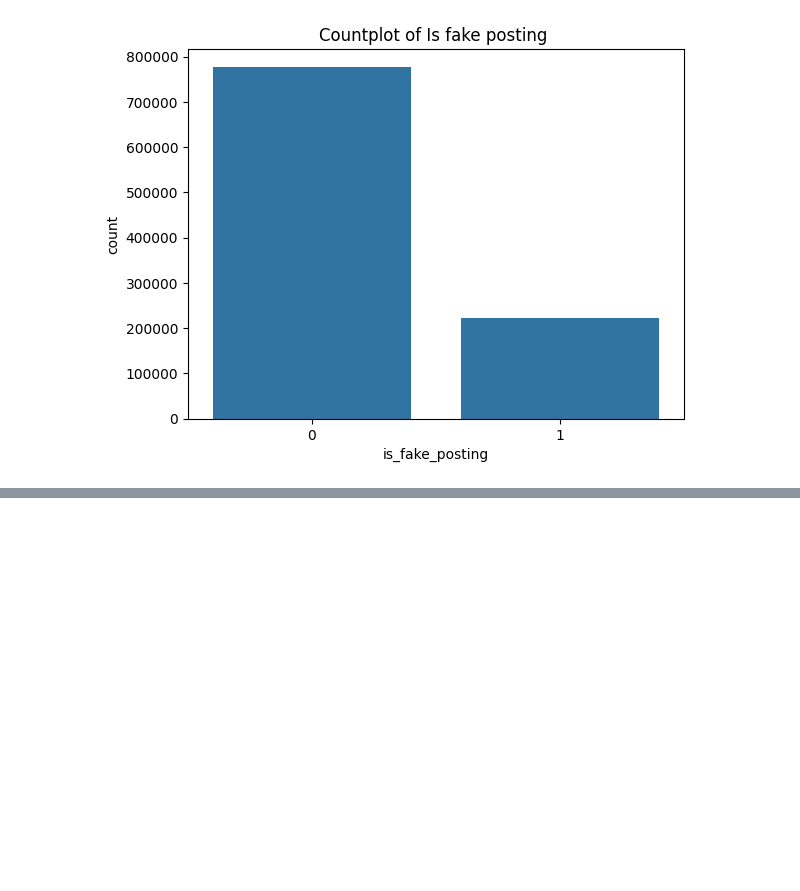
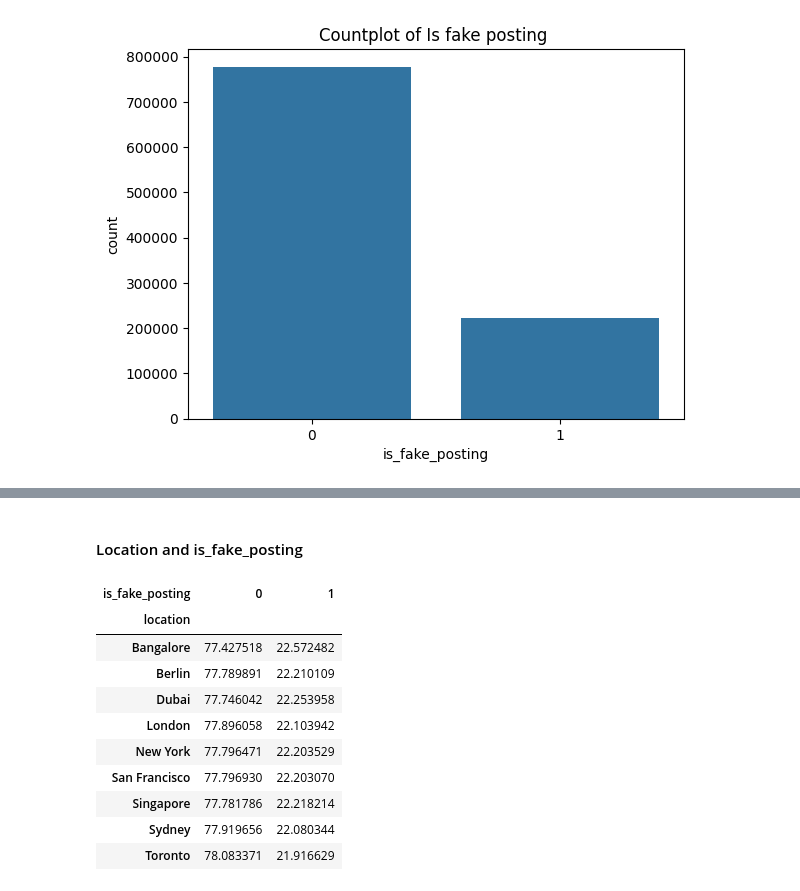
Before and after one commit to therai0/data_analysis_intership_scam, a Jupyter notebook: notebook/eda_fake_internship.ipynb, the cells around one changed output, grey strips where cells are left out. Cells and saved outputs as stored; diff of their text form; code cells hidden in the pictures; blank space fills up the shorter version.

```diff
--- a/notebook/eda_fake_internship.ipynb
+++ b/notebook/eda_fake_internship.ipynb
@@ -922,0 +986,20 @@ Index(['posting_date', 'internship_title', 'employment_type', 'work_mode',
+# %% [markdown]
+#### Location and is_fake_posting
+# %%
+pd.crosstab(
+    df["location"],
+    df["is_fake_posting"],
+    normalize="index"
+)*100
+# %% [output]
+| is_fake_posting | 0 | 1 |
+| location |  |  |
+| Bangalore | 77.427518 | 22.572482 |
+| Berlin | 77.789891 | 22.210109 |
+| Dubai | 77.746042 | 22.253958 |
+| London | 77.896058 | 22.103942 |
+| New York | 77.796471 | 22.203529 |
+| San Francisco | 77.796930 | 22.203070 |
+| Singapore | 77.781786 | 22.218214 |
+| Sydney | 77.919656 | 22.080344 |
+| Toronto | 78.083371 | 21.916629 |
```
Also changed, not shown: parts of 24 cells of this notebook.
